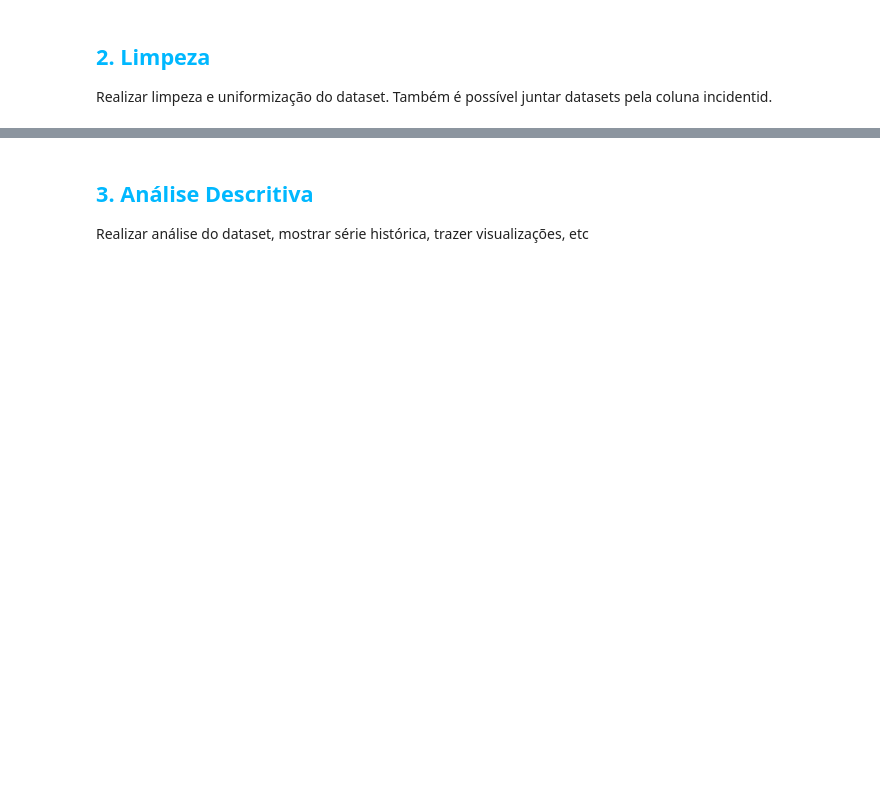
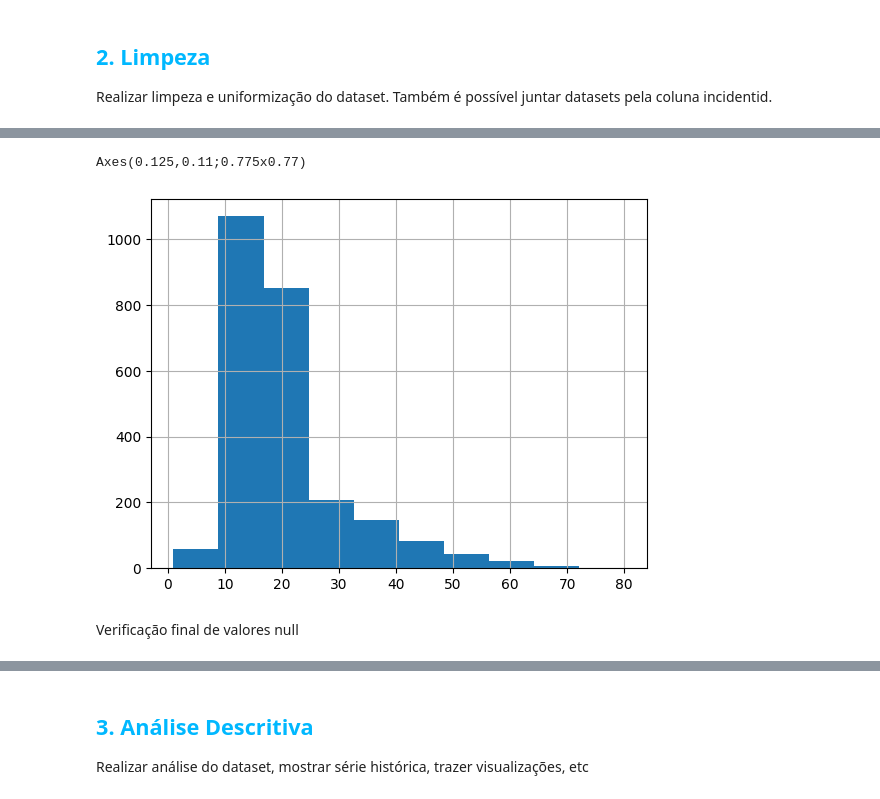
Before and after one commit to theBlueNautilus/gunviolence, a Jupyter notebook: Violência_Escolar.ipynb, the cells around one changed output, grey strips where cells are left out. Cells and saved outputs as stored; diff of their text form; code cells hidden in the pictures; blank space fills up the shorter version.

```diff
--- a/Violência_Escolar.ipynb
+++ b/Violência_Escolar.ipynb
@@ -50,0 +350,9 @@ Realizar limpeza e uniformização do dataset. Também é possível juntar datas
+# %%
+nan_interpol = df_victm['age'].fillna(df_victm['age'].interpolate(method='linear')) #verificando a coerência da interpolação das idades
+print(nan_interpol.hist())
+df_victm['ageinterp'] = df_victm['age'].fillna(df_victm['age'].interpolate(method='linear'))
+# %% [output]
+Axes(0.125,0.11;0.775x0.77)
+[figure, added]
+# %% [markdown]
+Verificação final de valores null
```
Also changed, not shown: parts of 36 cells of this notebook.
